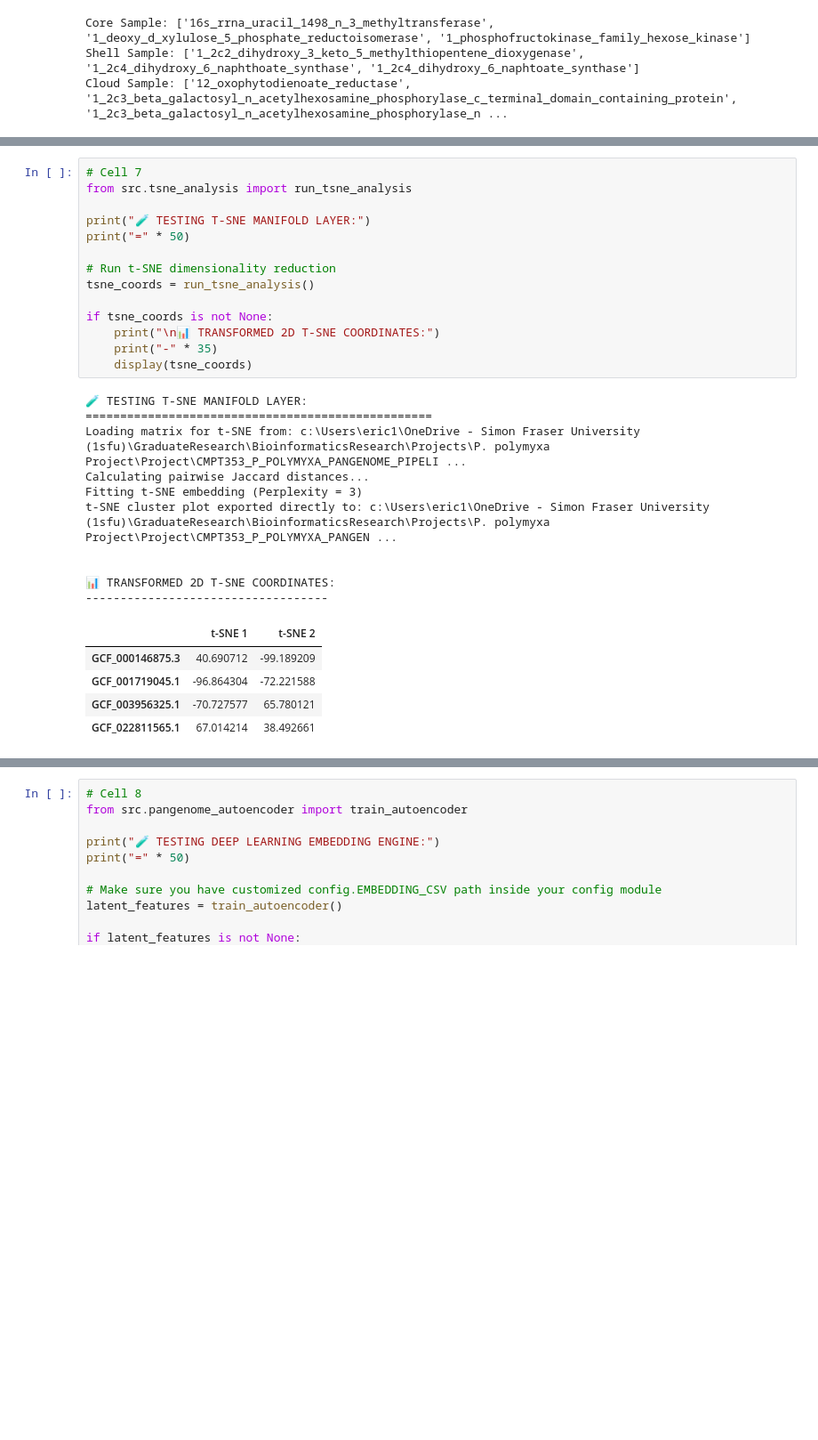
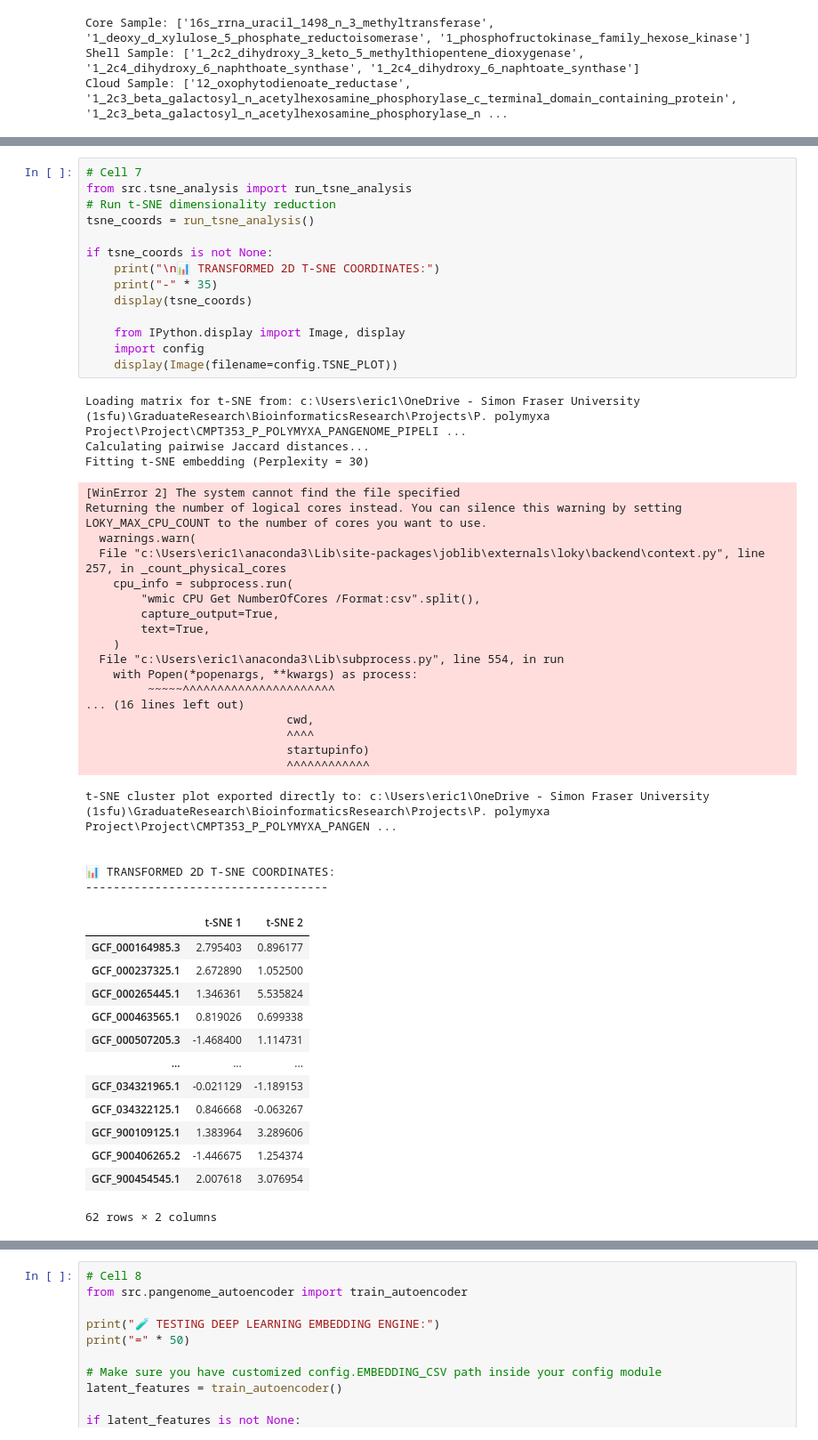
Before and after one commit to eric1162004/CMPT353_P_POLYMYXA_PANGENOME_PIPELINE, a Jupyter notebook: CONTROL_PANEL.ipynb, the cells around one changed output, grey strips where cells are left out. Shown at 89% size. Drawn from its saved outputs; the diff is of its cells as text; blank space fills up the shorter version.

Commit message:
Re-run tsne

```diff
--- a/CONTROL_PANEL.ipynb
+++ b/CONTROL_PANEL.ipynb
@@ -111,30 +98,53 @@ Filtered DataFrame Dimensions: (4, 5771) (Strains, Variable Genes)
 # %%
 # Cell 7
 from src.tsne_analysis import run_tsne_analysis
-
-print("🧪 TESTING T-SNE MANIFOLD LAYER:")
-print("=" * 50)
-
 # Run t-SNE dimensionality reduction
 tsne_coords = run_tsne_analysis()
 
 if tsne_coords is not None:
     print("\n📊 TRANSFORMED 2D T-SNE COORDINATES:")
     print("-" * 35)
     display(tsne_coords)
+
+    from IPython.display import Image, display
+    import config
+    display(Image(filename=config.TSNE_PLOT))
 # %% [output]
-🧪 TESTING T-SNE MANIFOLD LAYER:
-==================================================
 Loading matrix for t-SNE from: c:\Users\eric1\OneDrive - Simon Fraser University (1sfu)\GraduateResearch\BioinformaticsResearch\Projects\P. polymyxa Project\Project\CMPT353_P_POLYMYXA_PANGENOME_PIPELI ...
 Calculating pairwise Jaccard distances...
-Fitting t-SNE embedding (Perplexity = 3)
-t-SNE cluster plot exported directly to: c:\Users\eric1\OneDrive - Simon Fraser University (1sfu)\GraduateResearch\BioinformaticsResearch\Projects\P. polymyxa Project\Project\CMPT353_P_POLYMYXA_PANGEN ...
-
-
-📊 TRANSFORMED 2D T-SNE COORDINATES:
------------------------------------
+Fitting t-SNE embedding (Perplexity = 30)
+[WinError 2] The system cannot find the file specified
+Returning the number of logical cores instead. You can silence this warning by setting LOKY_MAX_CPU_COUNT to the number of cores you want to use.
+  warnings.warn(
+  File "c:\Users\eric1\anaconda3\Lib\site-packages\joblib\externals\loky\backend\context.py", line 257, in _count_physical_cores
+    cpu_info = subprocess.run(
+        "wmic CPU Get NumberOfCores /Format:csv".split(),
+        capture_output=True,
+        text=True,
+    )
+  File "c:\Users\eric1\anaconda3\Lib\subprocess.py", line 554, in run
+    with Popen(*popenargs, **kwargs) as process:
+         ~~~~~^^^^^^^^^^^^^^^^^^^^^^
+... (16 lines left out)
+                             cwd,
+                             ^^^^
+                             startupinfo)
+                             ^^^^^^^^^^^^
+t-SNE cluster plot exported directly to: c:\Users\eric1\OneDrive - Simon Fraser University (1sfu)\GraduateResearch\BioinformaticsResearch\Projects\P. polymyxa Project\Project\CMPT353_P_POLYMYXA_PANGEN ...
+
+
+📊 TRANSFORMED 2D T-SNE COORDINATES:
+-----------------------------------
 |  | t-SNE 1 | t-SNE 2 |
-| GCF_000146875.3 | 40.690712 | -99.189209 |
-| GCF_001719045.1 | -96.864304 | -72.221588 |
-| GCF_003956325.1 | -70.727577 | 65.780121 |
-| GCF_022811565.1 | 67.014214 | 38.492661 |
+| GCF_000164985.3 | 2.795403 | 0.896177 |
+| GCF_000237325.1 | 2.672890 | 1.052500 |
+| GCF_000265445.1 | 1.346361 | 5.535824 |
+| GCF_000463565.1 | 0.819026 | 0.699338 |
+| GCF_000507205.3 | -1.468400 | 1.114731 |
+| ... | ... | ... |
+| GCF_034321965.1 | -0.021129 | -1.189153 |
+| GCF_034322125.1 | 0.846668 | -0.063267 |
+| GCF_900109125.1 | 1.383964 | 3.289606 |
+| GCF_900406265.2 | -1.446675 | 1.254374 |
+| GCF_900454545.1 | 2.007618 | 3.076954 |
+62 rows × 2 columns
```
Also changed, not shown: parts of 3 cells of this notebook, 2 other files.
